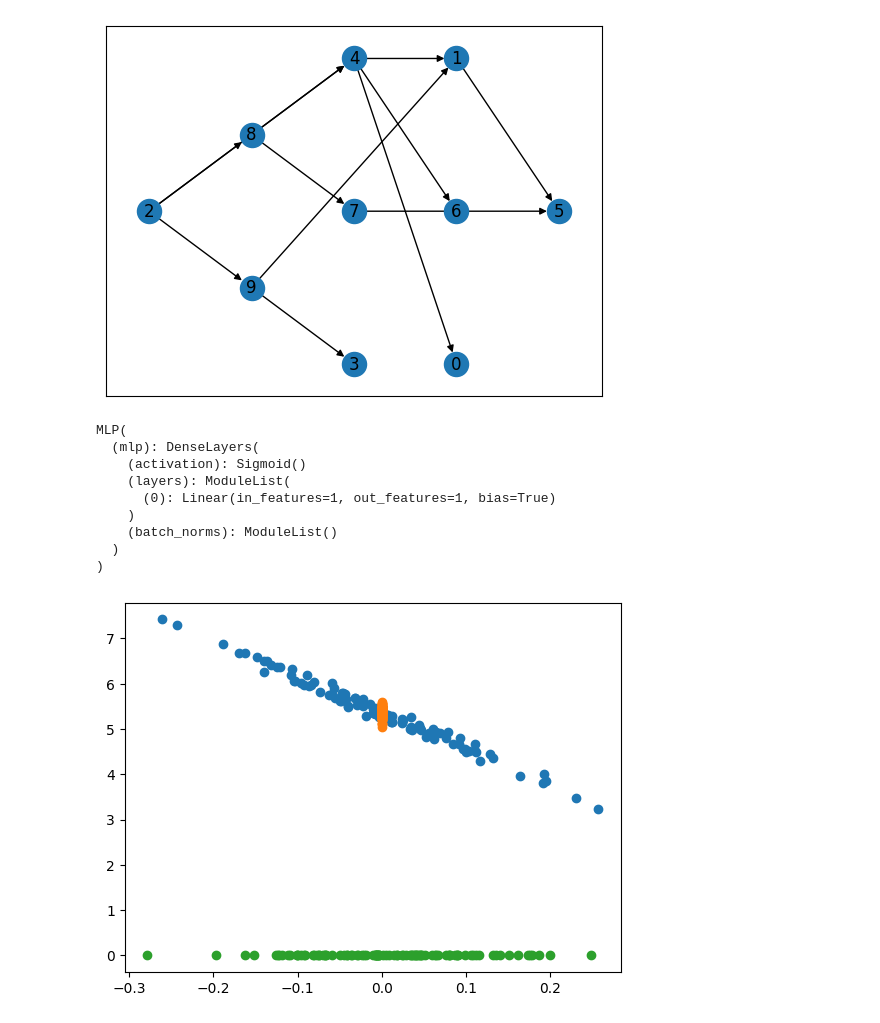
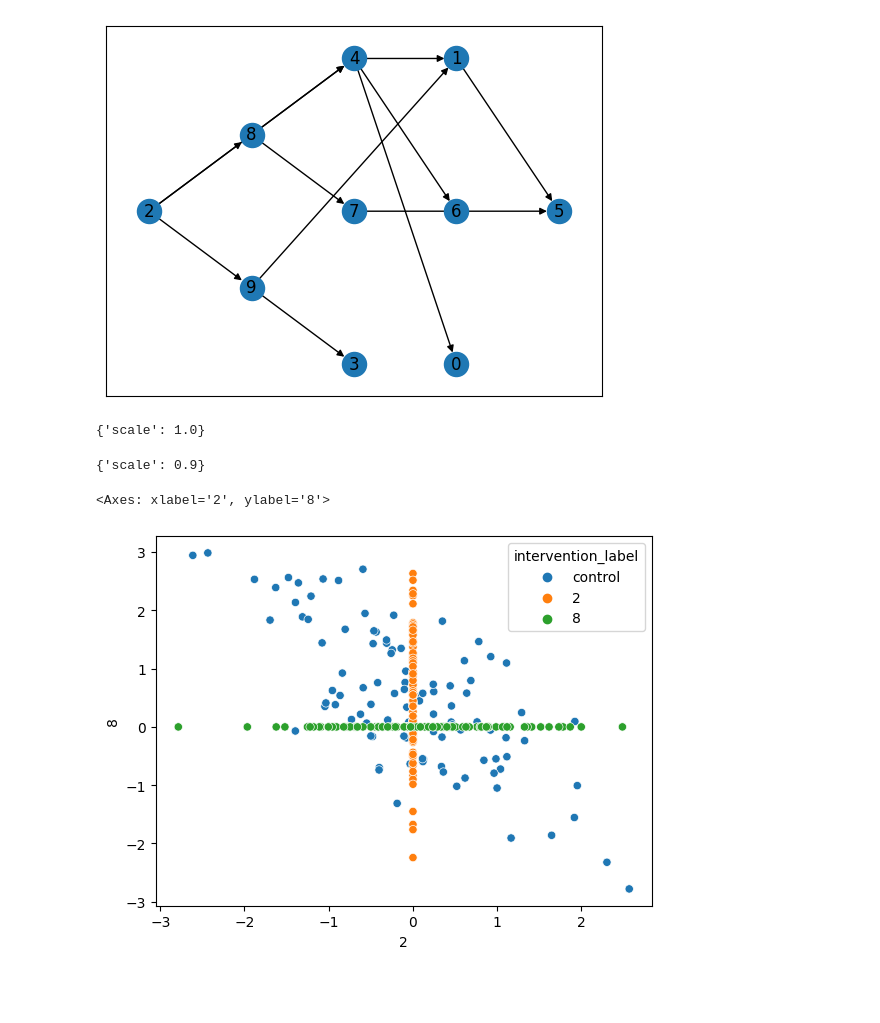
Before and after one commit to azizilab/sdcd, a Jupyter notebook: notebooks/simulation.ipynb, the cells around one changed output. Cells and saved outputs as stored; diff of their text form; code cells hidden in the pictures; blank space fills up the shorter version.

Commit message:
update simulated data code

```diff
--- a/notebooks/simulation.ipynb
+++ b/notebooks/simulation.ipynb
@@ -26,7 +24,7 @@ draw_dag_topological_sort(dag)
 [figure]
 # %%
 causal_model = CausalModel(dag)
-observational_mechanisms = generate_gaussian_mlp_mean_mechanisms_for_graph(causal_model, [], scale=0.1)
+observational_mechanisms = generate_gaussian_mlp_fixed_scale_mechanisms(causal_model, [], scale=lambda x: 1-x/10)
 causal_model.set_causal_mechanisms(observational_mechanisms)
 
 n_interventions = 10
@@ -46,20 +39,15 @@ samples_interventional2 = causal_model.sample_from_interventional_distribution(n
+# %%
+causal_model.causal_mechanisms["2"].conditional_parameters_func.extra_outputs
+# %% [output]
+{'scale': 1.0}
 # %%
-causal_model.causal_mechanisms["8"].conditional_parameters_func
+causal_model.causal_mechanisms["8"].conditional_parameters_func.extra_outputs
 # %% [output]
-MLP(
-  (mlp): DenseLayers(
-    (activation): Sigmoid()
-    (layers): ModuleList(
-      (0): Linear(in_features=1, out_features=1, bias=True)
-    )
-    (batch_norms): ModuleList()
-  )
-)
+{'scale': 0.9}
-# %%
-for data in [samples_observational, samples_interventional1, samples_interventional2]:
-    plt.scatter(
-        data["2"].numpy(),
-        data["8"].numpy(),
-    )
-# %% [output]
-[figure, removed]
+# %%
+data = causal_model.generate_dataframe_from_all_distributions(100, 100, ["2", "8"])
+
+sns.scatterplot(data=data, x="2", y="8", hue="intervention_label", hue_order=["control", "2", "8"])
+# %% [output]
+<Axes: xlabel='2', ylabel='8'>
+[figure, added]
```
Also changed, not shown: parts of 4 cells of this notebook, 6 other files.
